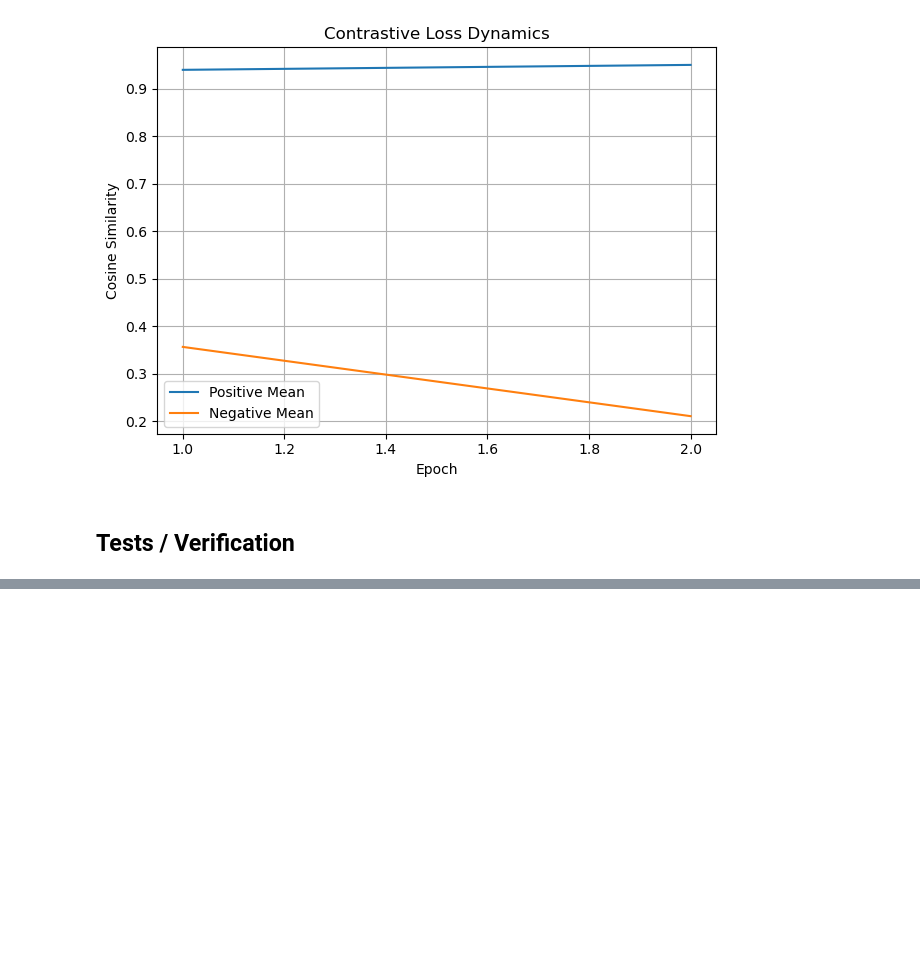
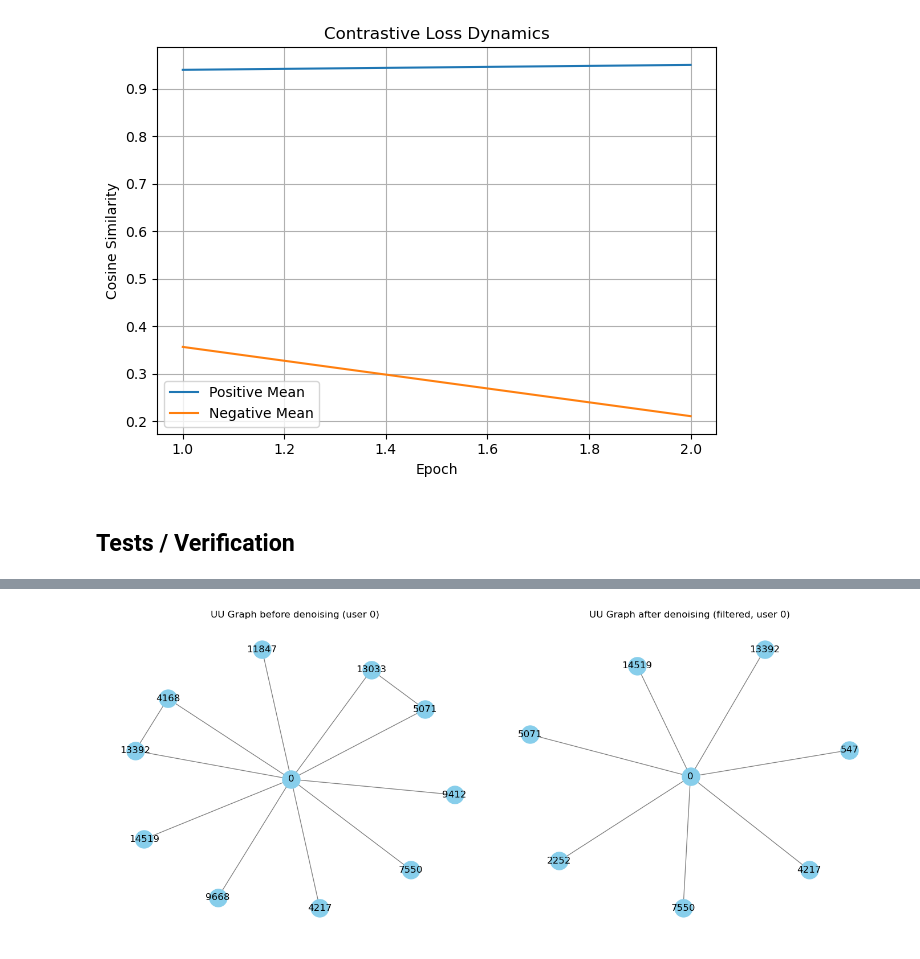
Before and after one commit to TarikRH/GRS, a Jupyter notebook: main2.ipynb, the cells around one changed output, grey strips where cells are left out. Saved outputs shown, nothing was run; the diff lists cells and outputs as text; code cells hidden in the pictures; blank space fills up the shorter version.

```diff
--- a/main2.ipynb
+++ b/main2.ipynb
@@ -1415,0 +1324,82 @@ User 5:
+# %%
+user_ids = [0, 1, 2, 3, 4, 5]
+import networkx as nx
+import torch
+
+def adjacency_tensor_to_nx_graph(adj, threshold=0.5):
+    adj_np = adj.cpu().numpy()
+    G = nx.Graph()
+    n = adj_np.shape[0]
+    for i in range(n):
+        for j in range(i+1, n):
+            if adj_np[i, j] > threshold:
+                G.add_edge(i, j, weight=adj_np[i, j])
+    return G
+
+def plot_limited_ego_graph(G, user_id, max_neighbors=10, ax=None, title="Ego-Graph"):
+    # Extract neighbors
+    neighbors = list(G.neighbors(user_id))
+    if len(neighbors) > max_neighbors:
+        neighbors = np.random.choice(neighbors, max_neighbors, replace=False)
+        neighbors = list(neighbors)
+    # Print user and neighbors
+    nodes_to_draw = [user_id] + neighbors
+    subgraph = G.subgraph(nodes_to_draw)
+    if ax is None:
+        fig, ax = plt.subplots()
+    pos = nx.spring_layout(subgraph, seed=42)
+    nx.draw(subgraph, pos, ax=ax, node_color='skyblue', edge_color='gray', with_labels=True, node_size=500)
+    ax.set_title(title)
+
+
+adj_uu_original = dglgraph_to_adjacency_tensor(handler.uu_graph)
+
+adj_uu_denoised = app.uu_graph_denoised if hasattr(app, 'uu_graph_denoised') else None
+if adj_uu_denoised is None:
+    raise ValueError("La matrice uu_graph_denoised n'est pas définie dans le modèle.")
+
+G_original = adjacency_tensor_to_nx_graph(adj_uu_original, threshold=0.9)
+G_denoised = adjacency_tensor_to_nx_graph(adj_uu_denoised, threshold=0.9)
+
+
+# Appliquer un seuil pour ne garder que les liens forts (par exemple threshold=0.5)
+threshold = 0.5
+adj_uu_denoised_filtered = adj_uu_denoised * adj_uu_original
+
+G_denoised_filtered = adjacency_tensor_to_nx_graph(adj_uu_denoised_filtered, threshold=0.5)
+print(f"Started plotting graphs...")
+for user_id in user_ids:
+
+    fig, axes = plt.subplots(1, 2, figsize=(14, 6))
+    plot_limited_ego_graph(G_original, user_id, max_neighbors=10, ax=axes[0], title=f"UU Graph before denoising (user {user_id})")
+
+    # Vérifier si le noeud existe dans le graphe filtré
+    if user_id in G_denoised_filtered.nodes:
+        plot_limited_ego_graph(G_denoised_filtered, user_id, max_neighbors=10, ax=axes[1], title=f"UU Graph after denoising (filtered, user {user_id})")
+    else:
+        axes[1].set_title(f"UU Graph after denoising (filtered, user {user_id})\n(No node {user_id})")
+        axes[1].axis('off')
+    plt.tight_layout()
+    plt.show()
+
+    # Diagnostic textuel
+    trusted_users_original = set(trust_matrix.getrow(user_id).nonzero()[1])
+    if user_id in G_denoised_filtered.nodes:
+        retained_users_filtered = set(G_denoised_filtered.neighbors(user_id))
+    else:
+        retained_users_filtered = set()
+    retained_trusted = trusted_users_original & retained_users_filtered
+    lost_trusted = trusted_users_original - retained_users_filtered
+    new_links = retained_users_filtered - trusted_users_original
+
+    print(f"User {user_id}:")
+    print(f"  Original trusted users ({len(trusted_users_original)}): {sorted([int(x) for x in trusted_users_original])}")
+    print(f"  Users retained after denoising+filtering ({len(retained_users_filtered)}): {sorted([int(x) for x in retained_users_filtered])}")
+    print(f"  Trusted users retained ({len(retained_trusted)}): {sorted([int(x) for x in retained_trusted])}")
+    print(f"  Trusted users lost ({len(lost_trusted)}): {sorted([int(x) for x in lost_trusted])}")
+    print(f"  New links (should be 0) ({len(new_links)}): {sorted([int(x) for x in new_links])}")
+    recall = len(retained_trusted) / len(trusted_users_original) if trusted_users_original else 0
+    precision = len(retained_trusted) / len(retained_users_filtered) if retained_users_filtered else 0
+    print(f"  Recall: {recall:.2%}")
+    print(f"  Precision: {precision:.2%}\n")
+# %% [output]
@@ -1415,0 +1407 @@ User 5:
+[figure, added]
```
Also changed, not shown: parts of 6 cells of this notebook.
